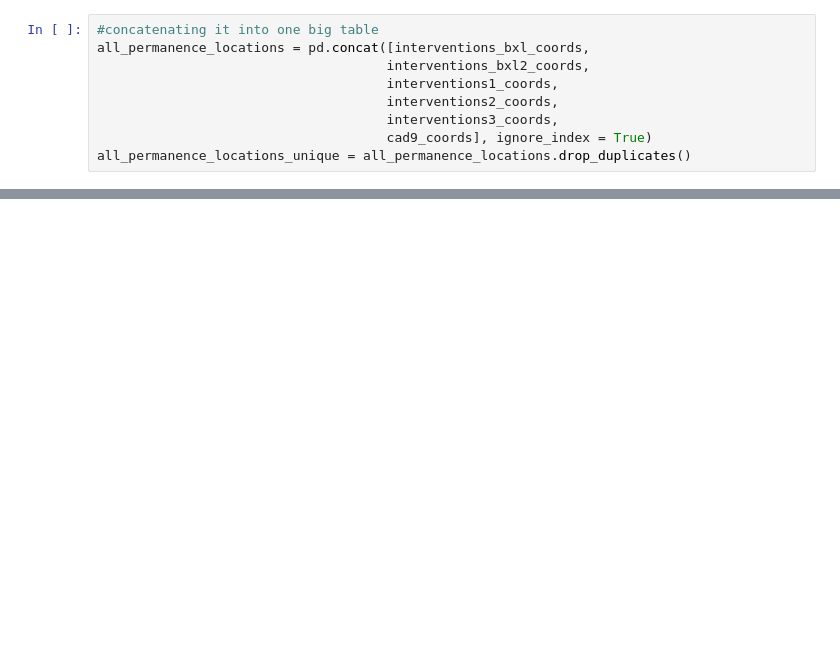
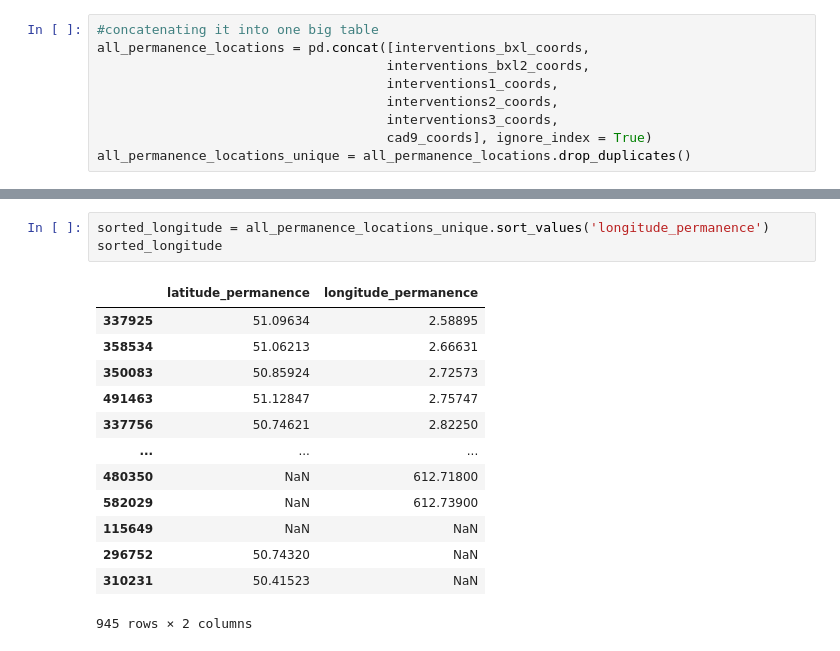
Before and after one commit to Elouan-Debels/MDAProject, a Jupyter notebook: data cleaning.ipynb, the cells around one changed output, grey strips where cells are left out. Drawn from its saved outputs; the diff is of its cells as text; blank space fills up the shorter version.

```diff
--- a/data cleaning.ipynb
+++ b/data cleaning.ipynb
@@ -618,0 +625,17 @@ interventions_bxl2_coords
+# %%
+sorted_longitude = all_permanence_locations_unique.sort_values('longitude_permanence')
+sorted_longitude
+# %% [output]
+|  | latitude_permanence | longitude_permanence |
+| 337925 | 51.09634 | 2.58895 |
+| 358534 | 51.06213 | 2.66631 |
+| 350083 | 50.85924 | 2.72573 |
+| 491463 | 51.12847 | 2.75747 |
+| 337756 | 50.74621 | 2.82250 |
+| ... | ... | ... |
+| 480350 | NaN | 612.71800 |
+| 582029 | NaN | 612.73900 |
+| 115649 | NaN | NaN |
+| 296752 | 50.74320 | NaN |
+| 310231 | 50.41523 | NaN |
+945 rows × 2 columns
```
Also changed, not shown: parts of 6 cells of this notebook.
